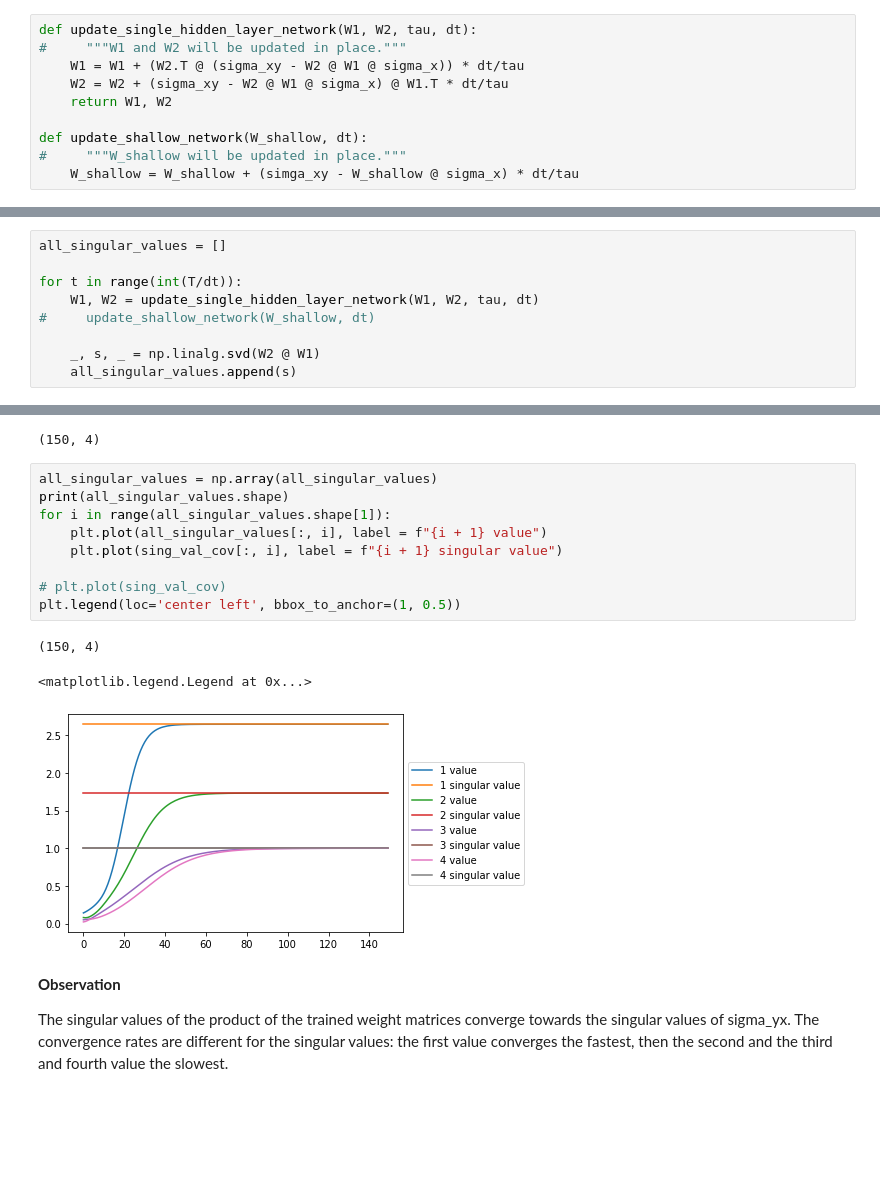
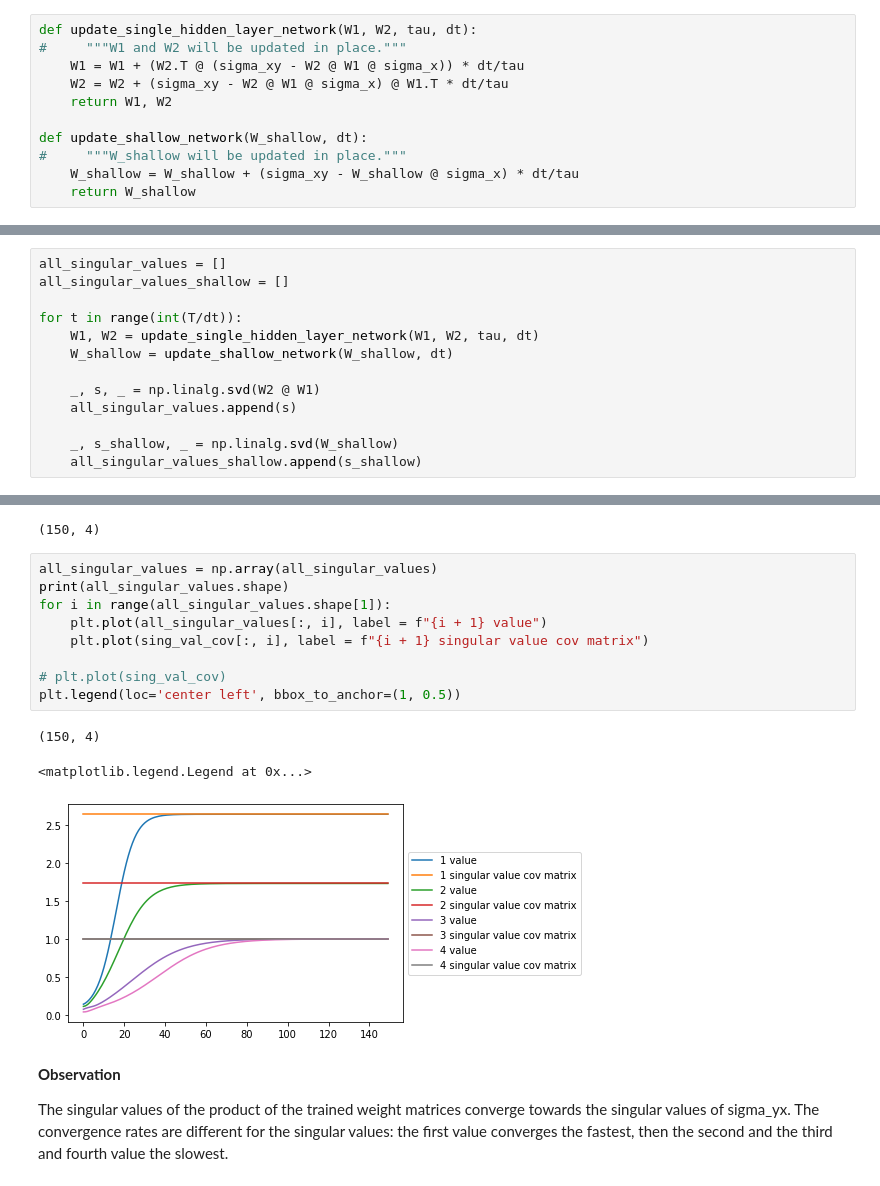
Before and after one commit to DorotheaMueller/mhbf, a Jupyter notebook: skeleton-comp-practical.ipynb, the cells around one changed output, grey strips where cells are left out. Drawn from its saved outputs; the diff is of its cells as text; blank space fills up the shorter version.

```diff
--- a/skeleton-comp-practical.ipynb
+++ b/skeleton-comp-practical.ipynb
@@ -42,7 +42,8 @@ def update_single_hidden_layer_network(W1, W2, tau, dt):
 
 def update_shallow_network(W_shallow, dt):
 #     """W_shallow will be updated in place."""
-    W_shallow = W_shallow + (simga_xy - W_shallow @ sigma_x) * dt/tau
+    W_shallow = W_shallow + (sigma_xy - W_shallow @ sigma_x) * dt/tau
+    return W_shallow
 # %% [markdown]
 ## 2.
 # %%
@@ -57,13 +58,17 @@ W2 = np.random.normal(mean_, std_, 112).reshape(7, 16)
 W_shallow = np.random.normal(mean_, std_, 28).reshape(7, 4)
 # %%
 all_singular_values = []
+all_singular_values_shallow = []
 
 for t in range(int(T/dt)):
     W1, W2 = update_single_hidden_layer_network(W1, W2, tau, dt)
-#     update_shallow_network(W_shallow, dt)
+    W_shallow = update_shallow_network(W_shallow, dt)
 
     _, s, _ = np.linalg.svd(W2 @ W1)
     all_singular_values.append(s)
+
+    _, s_shallow, _ = np.linalg.svd(W_shallow)
+    all_singular_values_shallow.append(s_shallow)
 # %%
 _, sing_val_cov, _ = np.linalg.svd(sigma_xy)
 sing_val_cov = sing_val_cov.reshape(4, 1)
@@ -74,16 +79,16 @@ sing_val_cov.shape
 # %%
 all_singular_values = np.array(all_singular_values)
 print(all_singular_values.shape)
 for i in range(all_singular_values.shape[1]):
     plt.plot(all_singular_values[:, i], label = f"{i + 1} value")
-    plt.plot(sing_val_cov[:, i], label = f"{i + 1} singular value")
+    plt.plot(sing_val_cov[:, i], label = f"{i + 1} singular value cov matrix")
 
 # plt.plot(sing_val_cov)
 plt.legend(loc='center left', bbox_to_anchor=(1, 0.5))
 # %% [output]
 (150, 4)
 <matplotlib.legend.Legend at 0x...>
-[figure, old version]
+[figure, new version]
 # %% [markdown]
 **Observation**
 
```
Also changed, not shown: parts of 10 cells of this notebook.
